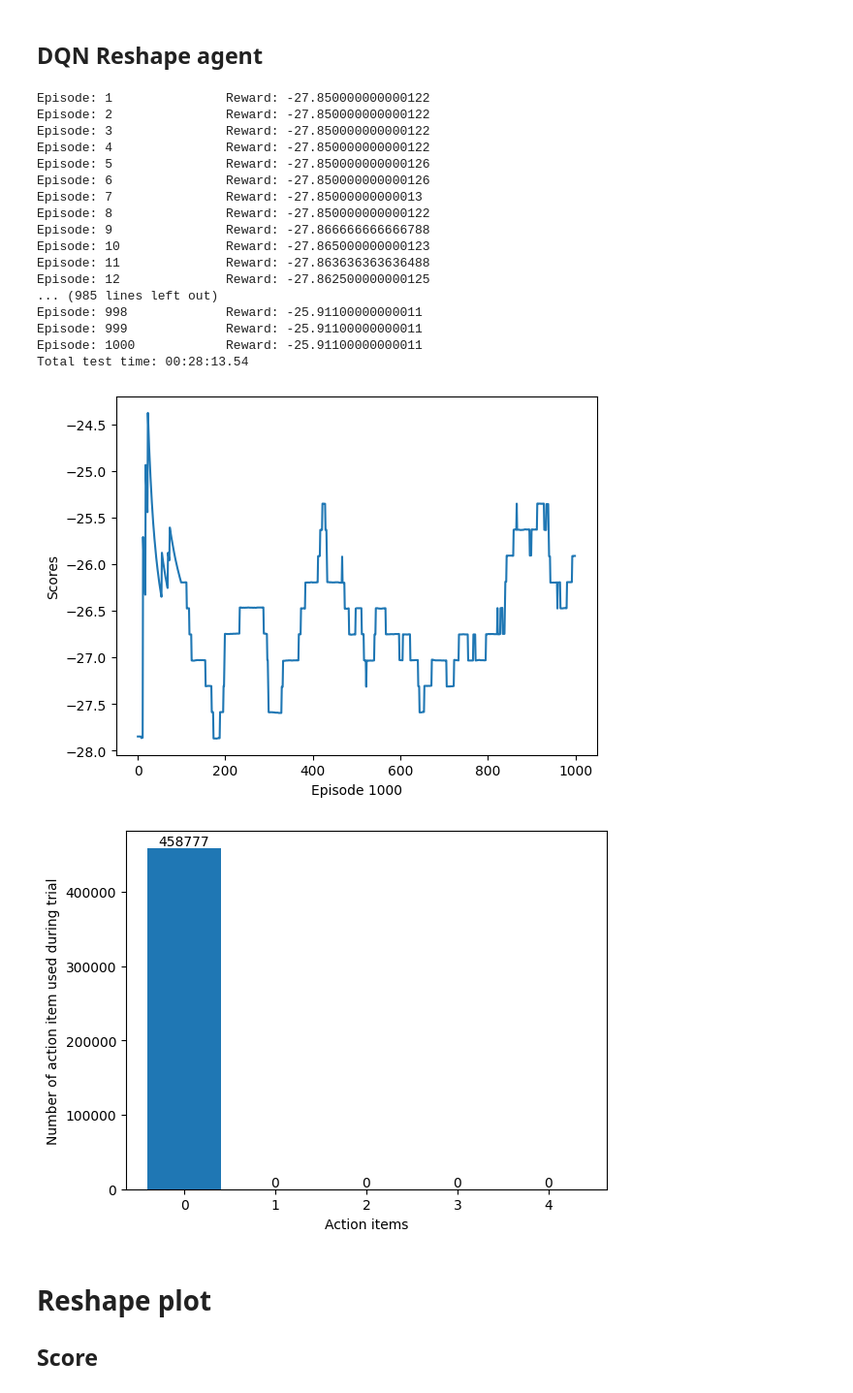
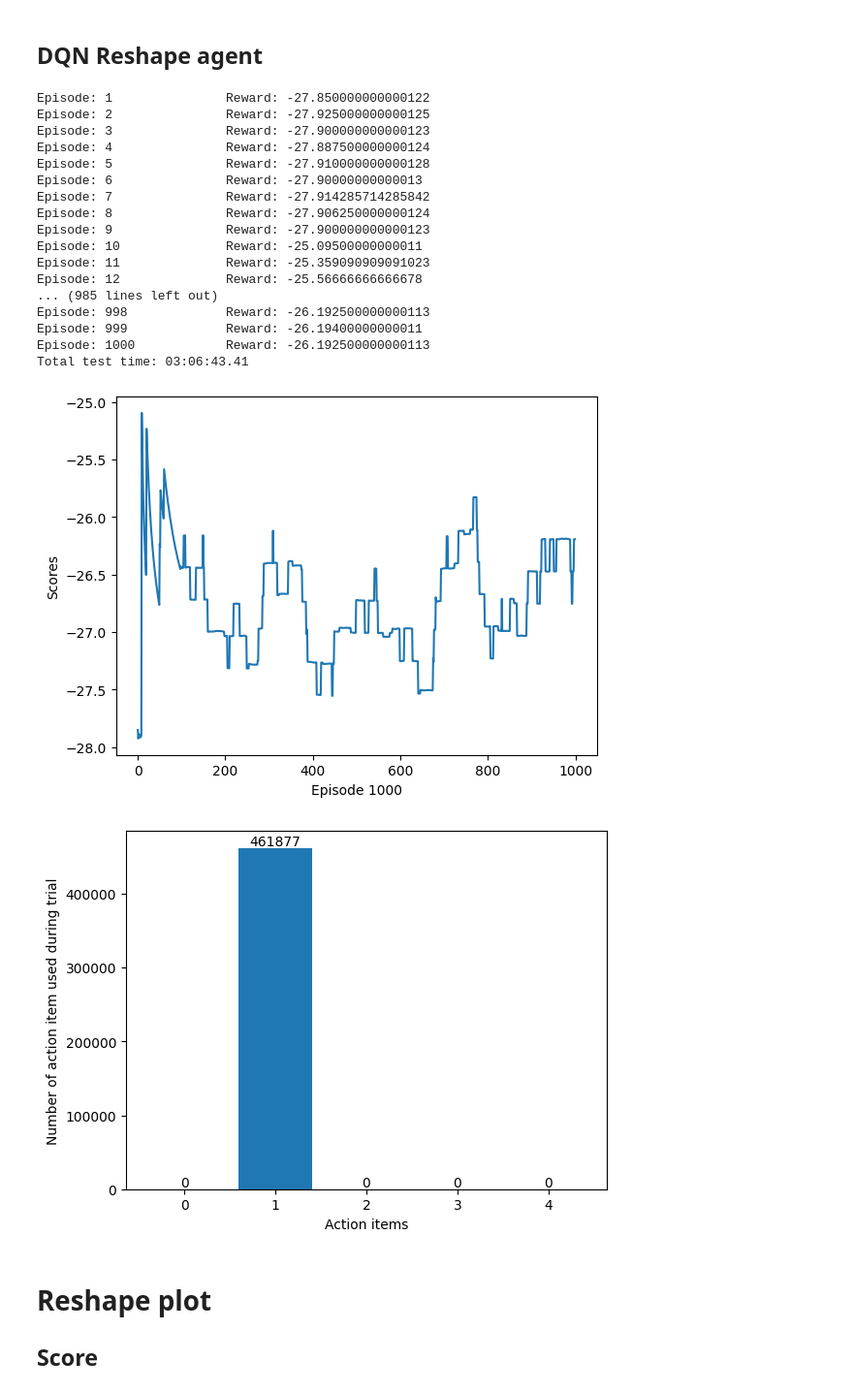
Before and after one commit to zhang-zengjie/Reward4Driving, a Jupyter notebook: LoadModelNTest.ipynb, the cells around one changed output. Shown: that part at 97% size. Saved outputs shown, nothing was run; the diff lists cells and outputs as text; code cells hidden in the pictures.

```diff
--- a/LoadModelNTest.ipynb
+++ b/LoadModelNTest.ipynb
@@ -115,9 +115,9 @@ folder_list = [x for x in Experiment.iterdir() if x.is_dir()]
 print(f"Folder list in Experiment:{folder_list}\n")
 
 # all sub folders
-DQN_folders = [a for a in folder_list[2].iterdir() if a.is_dir()]
+DQN_folders = [a for a in folder_list[1].iterdir() if a.is_dir()]
 DDPG_folders = [b for b in folder_list[0].iterdir() if b.is_dir()]
-PPO_folders = [c for c in folder_list[1].iterdir() if c.is_dir()]
+PPO_folders = [c for c in folder_list[2].iterdir() if c.is_dir()]
 
 # default
 print(f"DQN folders:{DQN_folders}\n")
@@ -148,8 +148,8 @@ Find the default folder and load the trained model.
 > Hint: modify the number inside the braket: `DQN_folders[0]` (the Win-based pc might be the `0`, but might be varied due to basic setting.)
 # %%
 # Default
-Default_DQN_model_path = DQN_folders[1]
-Default_DDPG_model_path =DDPG_folders[1]
+Default_DQN_model_path = DQN_folders[0]
+Default_DDPG_model_path =DDPG_folders[0]
 Default_PPO_model_path = PPO_folders[1]
 
 device = 'cuda:0' if torch.cuda.is_available() else 'cpu' # device check for GPU avaialbility
@@ -715,8 +715,8 @@ from utility import Config_DQN
 from utility import Config_DDPG
 from utility import Config_PPO
 
-Episode = 1000
-total_test_episodes = Episode
+# Episode = 1000         # test episode
+# total_test_episodes = Episode
 Time_stamp = 1500   # time stamp -- simply initial parameters, no use in the test
 
 cfg_dqn = Config_DQN(print_ep=1, freq_save_epi=10, n_episodes=10, GAMMA=0.95, SEED=32, eps_end=0.001, max_t=1200)
@@ -741,7 +741,7 @@ agent_DDPG = Agent3(cfg_ddpg)
 agent_PPO = PPO(cfg_ppo)
 
 # create folder for the test data
-file_name = 'Test_Reshape_Nearness_III'
+file_name = 'Test_Reshape_NearnessII'
 p_model = (Path()/ 'document'/'Trail_Reshape'/file_name)
 p_model.mkdir(parents=True, exist_ok=True)
 # %% [output]
@@ -770,9 +770,9 @@ folder_list = [x for x in Experiment.iterdir() if x.is_dir()]
 print(f"Folder list in Experiment:{folder_list}\n")
 
 # all sub folders
-DQN_folders = [a for a in folder_list[2].iterdir() if a.is_dir()]
+DQN_folders = [a for a in folder_list[1].iterdir() if a.is_dir()]
 DDPG_folders = [b for b in folder_list[0].iterdir() if b.is_dir()]
-PPO_folders = [c for c in folder_list[1].iterdir() if c.is_dir()]
+PPO_folders = [c for c in folder_list[2].iterdir() if c.is_dir()]
 
 # default
 print(f"DQN folders:{DQN_folders}\n")
@@ -1191,51 +1211,52 @@ DQN_scores = scores
 DQN_ac = ac
 
 csv_name = f"DQN_reshape"
-score_save(scores,avg_scores,file_name=csv_name,path=p_model,print_=False) # save score table as csv file
+# score_save(scores,avg_scores,file_name=csv_name,path=p_model,print_=False) # save score table as csv file
+score_action_save(ac,scores,avg_scores,file_name=csv_name,path=p_model,print_=False) # save score table as csv file
 count_impulse_file = f"DQN_reshape_count"
 Bump_track.to_csv((p_model/f"{count_impulse_file}.csv")) # save bump instances as csv file
 
 
 fig = plt.figure()
 ax = fig.add_subplot(111)
 plt.plot(avg_scores)
 # plt.plot(df['Averagescores'])
 plt.ylabel('Scores')
 plt.xlabel(f'Episode {len(avg_scores)}')
 plt.show()
 
 import matplotlib.pyplot as plt
 import pandas as pd
 
 action_list = [0,1,2,3,4]
 h=[]
 for i in action_list:
     h.append(ac.count(i))
 bar_contain = plt.bar(action_list,h)
 plt.xlabel('Action items')
 plt.ylabel('Number of action item used during trial')
 plt.bar_label(bar_contain)
 plt.show()
 # %% [output]
 Episode: 1               Reward: -27.850000000000122
-Episode: 2               Reward: -27.850000000000122
-Episode: 3               Reward: -27.850000000000122
-Episode: 4               Reward: -27.850000000000122
-Episode: 5               Reward: -27.850000000000126
-Episode: 6               Reward: -27.850000000000126
-Episode: 7               Reward: -27.85000000000013
-Episode: 8               Reward: -27.850000000000122
-Episode: 9               Reward: -27.866666666666788
-Episode: 10              Reward: -27.865000000000123
-Episode: 11              Reward: -27.863636363636488
-Episode: 12              Reward: -27.862500000000125
+Episode: 2               Reward: -27.925000000000125
+Episode: 3               Reward: -27.900000000000123
+Episode: 4               Reward: -27.887500000000124
+Episode: 5               Reward: -27.910000000000128
+Episode: 6               Reward: -27.90000000000013
+Episode: 7               Reward: -27.914285714285842
+Episode: 8               Reward: -27.906250000000124
+Episode: 9               Reward: -27.900000000000123
+Episode: 10              Reward: -25.09500000000011
+Episode: 11              Reward: -25.359090909091023
+Episode: 12              Reward: -25.56666666666678
 ... (985 lines left out)
-Episode: 998             Reward: -25.91100000000011
-Episode: 999             Reward: -25.91100000000011
-Episode: 1000            Reward: -25.91100000000011
-Total test time: 00:28:13.54
+Episode: 998             Reward: -26.192500000000113
+Episode: 999             Reward: -26.19400000000011
+Episode: 1000            Reward: -26.192500000000113
+Total test time: 03:06:43.41
-[figure, old version]
+[figure, new version]
-[figure, old version]
+[figure, new version]
 # %% [markdown]
 # Reshape plot
 ## Score
```
Also changed, not shown: parts of 23 cells of this notebook, 5 other files.
